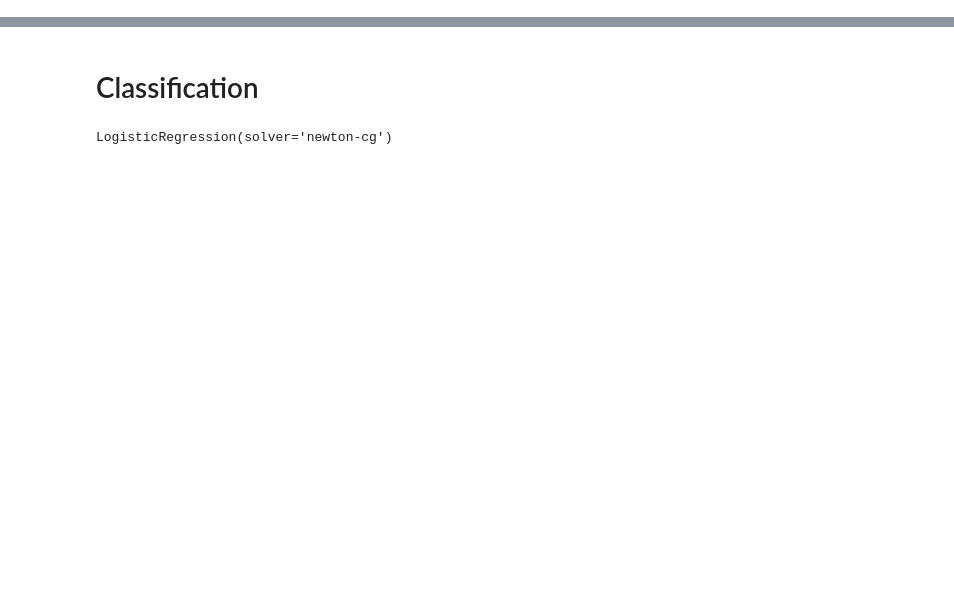
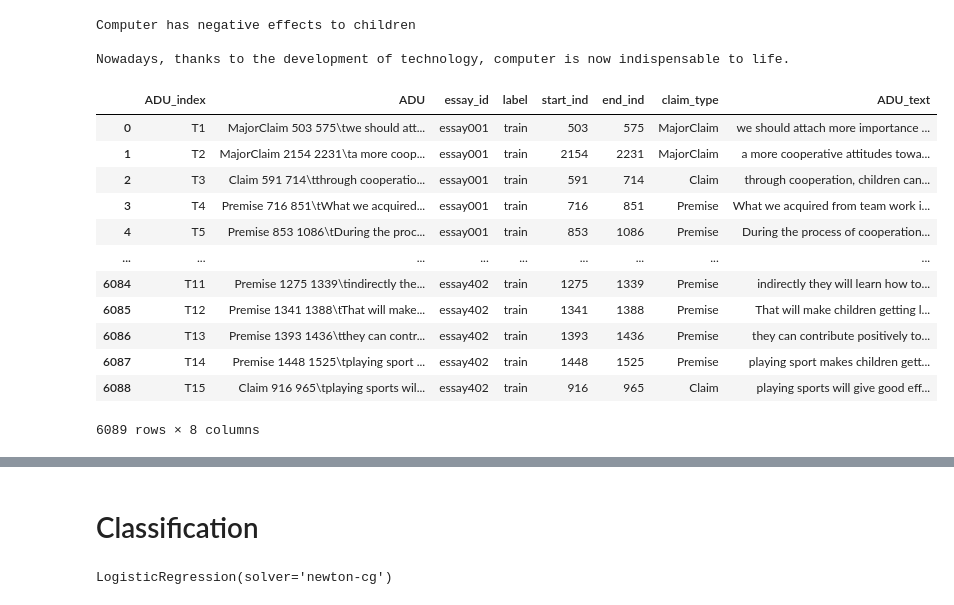
Before and after one commit to arturofigueroabim/research-case-2021, a Jupyter notebook: Experiments/ADU_Model_v5.ipynb, the cells around one changed output, grey strips where cells are left out. Drawn from its saved outputs; the diff is of its cells as text; code cells hidden in the pictures; blank space fills up the shorter version.

```diff
--- a/Experiments/ADU_Model_v4_20.01.2022-Clasification.ipynb
+++ b/Experiments/ADU_Model_v5.ipynb
@@ -13,3 +28,29 @@ from itertools import chain
+# %%
+    def get_label(span):
+
+        # Gets ADU vs non-ADU LABEL for the span (intended only for sentences)
+
+        # Works if the span is larger or equal to the adu
+
+        # TODO:
+        # DOES NOT WORK IF SPAN IS SMALLER THAN ADU, OR IF ADU IS SPLIT BETWEEN TWO SPANS (NEEDS MORE WORK!!!)
+        # CLAIM VS PREMISE
+        essay_id = span.doc._.essay_id
+
+        span_start = span[0].idx
+        span_end = span[-1].idx  + len(span[-1])
+        start_inds = adus[adus['essay_id'] == essay_id ]['start_ind'].values
+        end_inds = adus[adus['essay_id'] == essay_id ]['end_ind'].values
+
+        # Checks if starting index of span is smaller than ADU and the ending index of the span is larger than the ADU
+        return ((start_inds >= span_start) & (end_inds <= span_end)).any()
+
+
+units[0]
+# %% [output]
+Computer has negative effects to children
+
+Nowadays, thanks to the development of technology, computer is now indispensable to life.
 # %%
 doc_features = ['num_tokens', 'para_starts']
 span_features = ['word_emb', 'num_tokens', 'num_verbs', 'num_pos_pronouns', 'num_conj_adv', 'num_punct', 'is_para_start',
@@ -204,6 +246,22 @@ adus = pd.read_csv("../data/output_csv/adus.csv")
 # doc = nlp(in_text)
 # units=segmentation(doc)
 # doc._.para_starts
+# %%
+adus
+# %% [output]
+|  | ADU_index | ADU | essay_id | label | start_ind | end_ind | claim_type | ADU_text |
+| 0 | T1 | MajorClaim 503 575\twe should att... | essay001 | train | 503 | 575 | MajorClaim | we should attach more importance ... |
+| 1 | T2 | MajorClaim 2154 2231\ta more coop... | essay001 | train | 2154 | 2231 | MajorClaim | a more cooperative attitudes towa... |
+| 2 | T3 | Claim 591 714\tthrough cooperatio... | essay001 | train | 591 | 714 | Claim | through cooperation, children can... |
+| 3 | T4 | Premise 716 851\tWhat we acquired... | essay001 | train | 716 | 851 | Premise | What we acquired from team work i... |
+| 4 | T5 | Premise 853 1086\tDuring the proc... | essay001 | train | 853 | 1086 | Premise | During the process of cooperation... |
+| ... | ... | ... | ... | ... | ... | ... | ... | ... |
+| 6084 | T11 | Premise 1275 1339\tindirectly the... | essay402 | train | 1275 | 1339 | Premise | indirectly they will learn how to... |
+| 6085 | T12 | Premise 1341 1388\tThat will make... | essay402 | train | 1341 | 1388 | Premise | That will make children getting l... |
+| 6086 | T13 | Premise 1393 1436\tthey can contr... | essay402 | train | 1393 | 1436 | Premise | they can contribute positively to... |
+| 6087 | T14 | Premise 1448 1525\tplaying sport ... | essay402 | train | 1448 | 1525 | Premise | playing sport makes children gett... |
+| 6088 | T15 | Claim 916 965\tplaying sports wil... | essay402 | train | 916 | 965 | Claim | playing sports will give good eff... |
+6089 rows × 8 columns
 # %%
 # Pipelinev1
 
```
Also changed, not shown: parts of 18 cells of this notebook, 3 other files.
